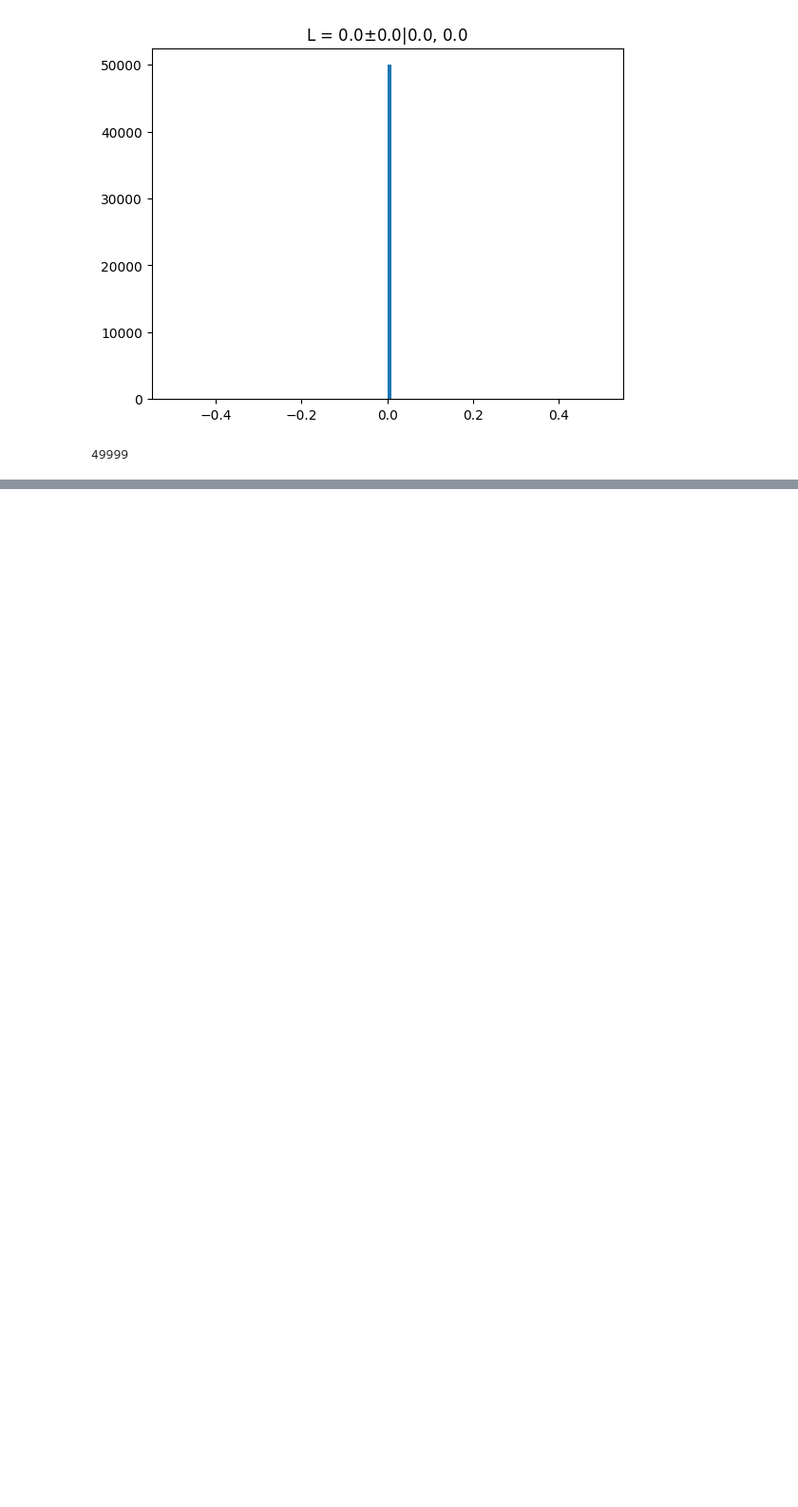
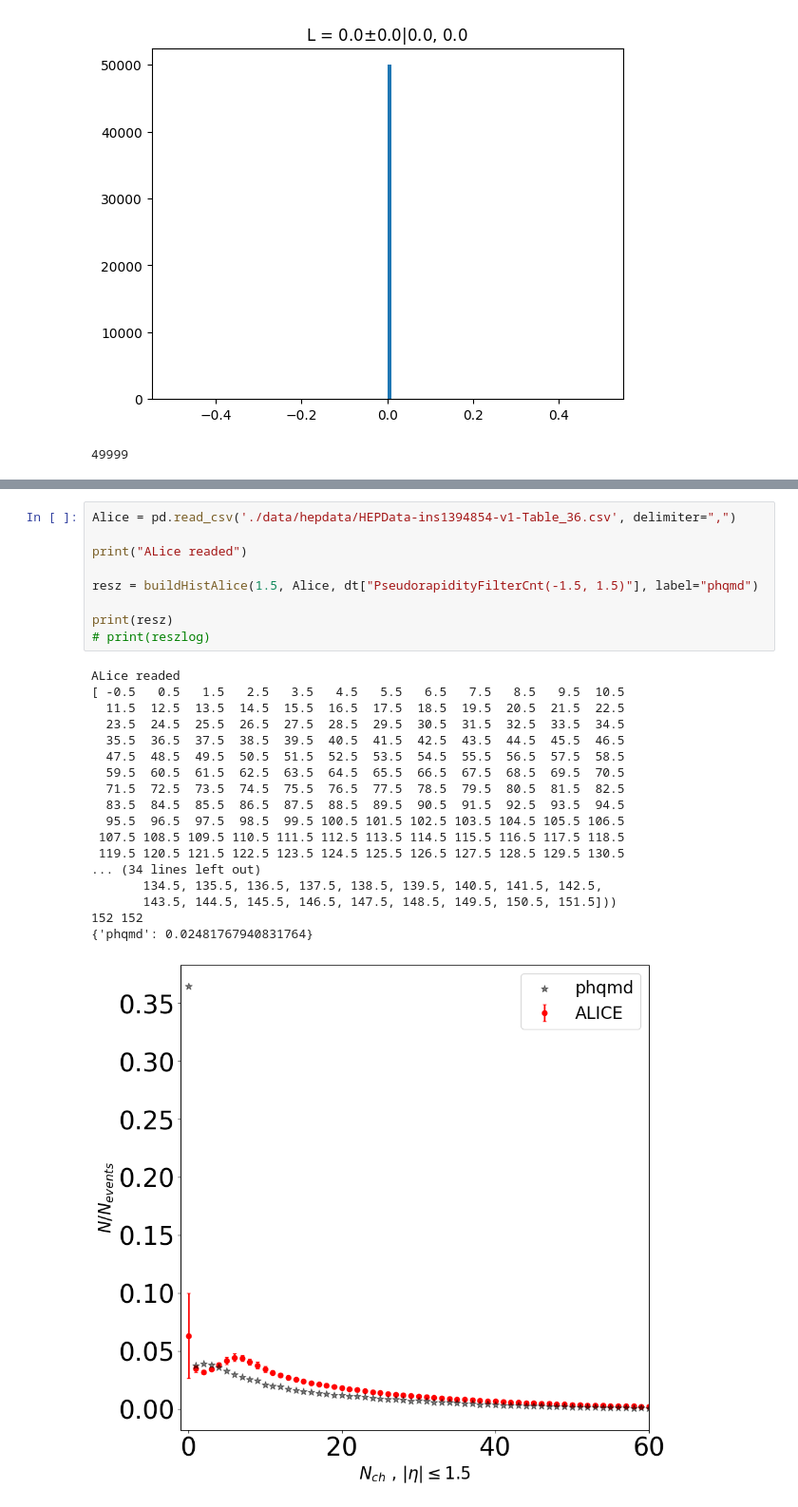
Before and after one commit to YoitzWolf/hega-rs, a Jupyter notebook: printer.ipynb, the cells around one changed output, grey strips where cells are left out. Shown at 95% size. Saved outputs shown, nothing was run; the diff lists cells and outputs as text; blank space fills up the shorter version.

```diff
--- a/printer.ipynb
+++ b/printer.ipynb
@@ -26,0 +130,28 @@ with open('phsd.csv.statistics', newline='\n') as csvfile:
+# %%
+Alice = pd.read_csv('./data/hepdata/HEPData-ins1394854-v1-Table_36.csv', delimiter=",")
+
+print("ALice readed")
+
+resz = buildHistAlice(1.5, Alice, dt["PseudorapidityFilterCnt(-1.5, 1.5)"], label="phqmd")
+
+print(resz)
+# print(reszlog)
+# %% [output]
+ALice readed
+[ -0.5   0.5   1.5   2.5   3.5   4.5   5.5   6.5   7.5   8.5   9.5  10.5
+  11.5  12.5  13.5  14.5  15.5  16.5  17.5  18.5  19.5  20.5  21.5  22.5
+  23.5  24.5  25.5  26.5  27.5  28.5  29.5  30.5  31.5  32.5  33.5  34.5
+  35.5  36.5  37.5  38.5  39.5  40.5  41.5  42.5  43.5  44.5  45.5  46.5
+  47.5  48.5  49.5  50.5  51.5  52.5  53.5  54.5  55.5  56.5  57.5  58.5
+  59.5  60.5  61.5  62.5  63.5  64.5  65.5  66.5  67.5  68.5  69.5  70.5
+  71.5  72.5  73.5  74.5  75.5  76.5  77.5  78.5  79.5  80.5  81.5  82.5
+  83.5  84.5  85.5  86.5  87.5  88.5  89.5  90.5  91.5  92.5  93.5  94.5
+  95.5  96.5  97.5  98.5  99.5 100.5 101.5 102.5 103.5 104.5 105.5 106.5
+ 107.5 108.5 109.5 110.5 111.5 112.5 113.5 114.5 115.5 116.5 117.5 118.5
+ 119.5 120.5 121.5 122.5 123.5 124.5 125.5 126.5 127.5 128.5 129.5 130.5
+... (34 lines left out)
+       134.5, 135.5, 136.5, 137.5, 138.5, 139.5, 140.5, 141.5, 142.5,
+       143.5, 144.5, 145.5, 146.5, 147.5, 148.5, 149.5, 150.5, 151.5]))
+152 152
+{'phqmd': 0.02481767940831764}
+[figure, added]
```
Also changed, not shown: parts of 6 cells of this notebook, 42 other files.
